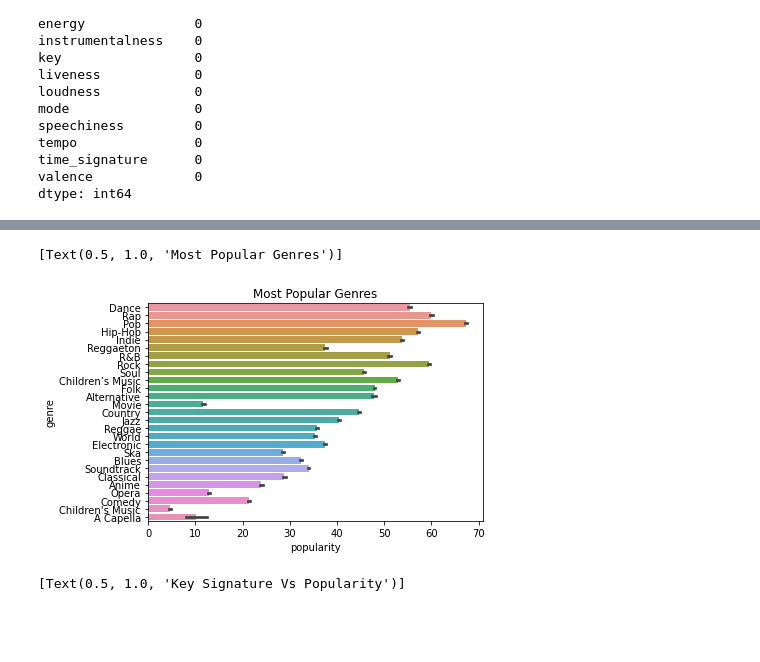
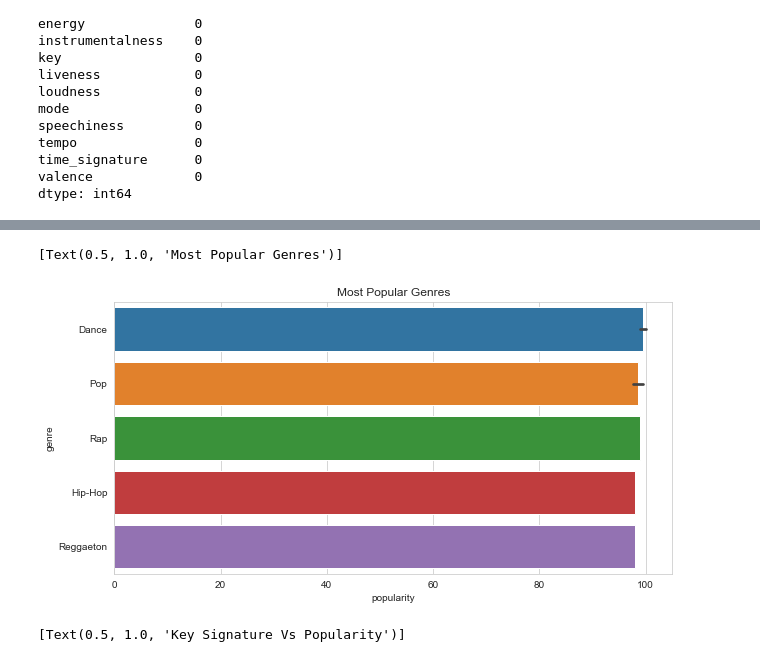
Before and after one commit to adriancabalo/CCIC_DS1, a Jupyter notebook: DS1 Final.ipynb, the cells around one changed output, grey strips where cells are left out. Drawn from its saved outputs; the diff is of its cells as text; code cells hidden in the pictures; blank space fills up the shorter version.

```diff
--- a/DS1 Final.ipynb
+++ b/DS1 Final.ipynb
@@ -74,19 +81,21 @@ memory usage: 32.0+ MB
 # %%
 #Most popular genres
 
 
 
-df1 = df.sort_values('genre', ascending = False)
-df1.drop_duplicates(subset=["genre"],inplace=False)
-df1 = df.sort_values('popularity', ascending = False)
-df1.drop_duplicates(subset="track_name",inplace=True)
+#df1 = df.sort_values('genre', ascending = False)
+#df1.drop_duplicates(subset=["genre"],inplace=False)
+#df1 = df.sort_values('popularity', ascending = False)
+#df1.drop_duplicates(subset="track_name",inplace=True)
 
+sns.set_style(style = "whitegrid")
+plt.figure(figsize=(10,5))
+famous = df.sort_values('popularity',ascending=False).head(10)
 
-
-sns.barplot(data = df1, y = 'genre', x = 'popularity').set(title = "Most Popular Genres")
+sns.barplot(data = famous, y = 'genre', x = 'popularity').set(title = "Most Popular Genres")
 # %% [output]
 [Text(0.5, 1.0, 'Most Popular Genres')]
-[figure, old version]
+[figure, new version]
 # %%
 #Length of track vs popularity
 
```
Also changed, not shown: parts of 10 cells of this notebook.
